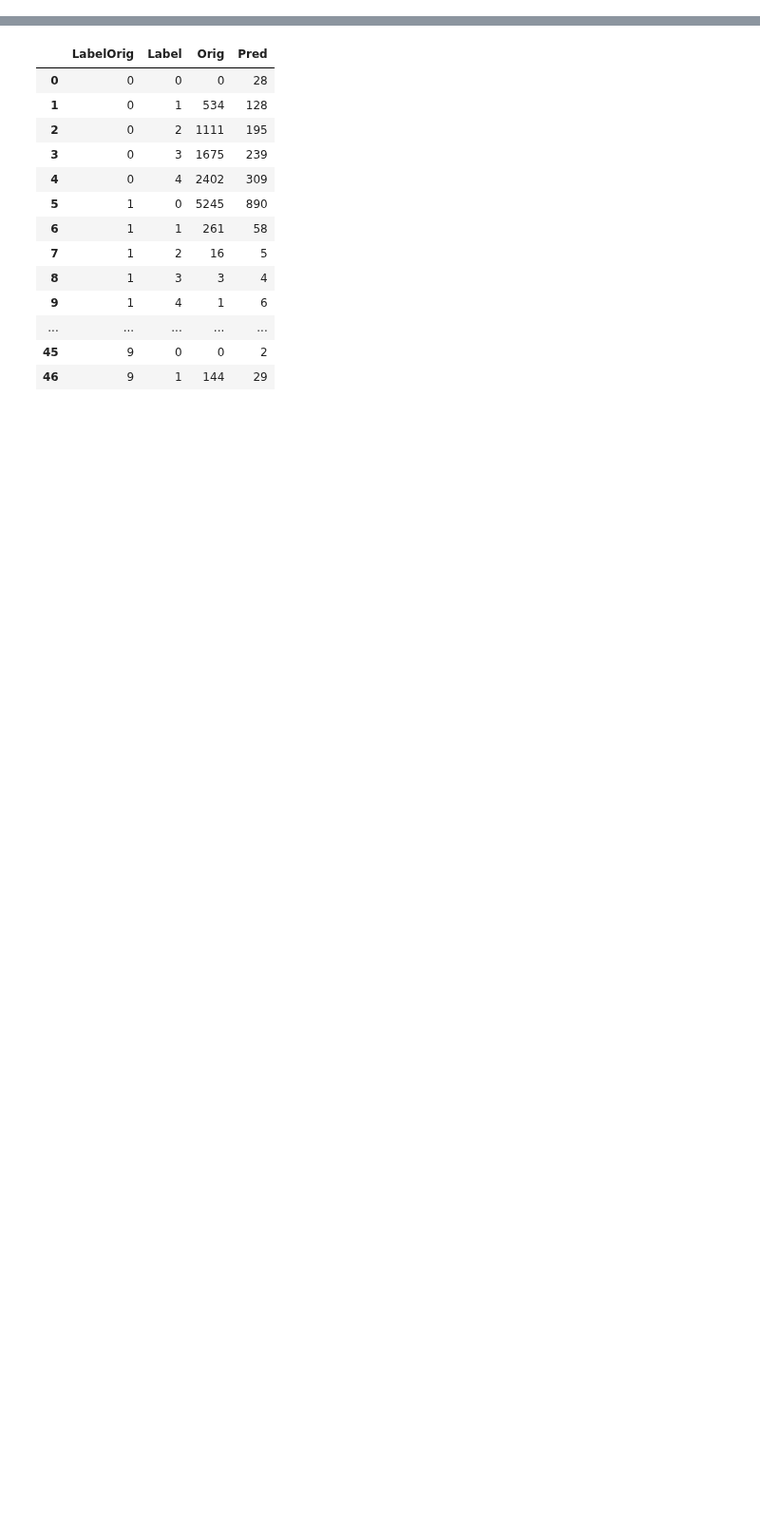
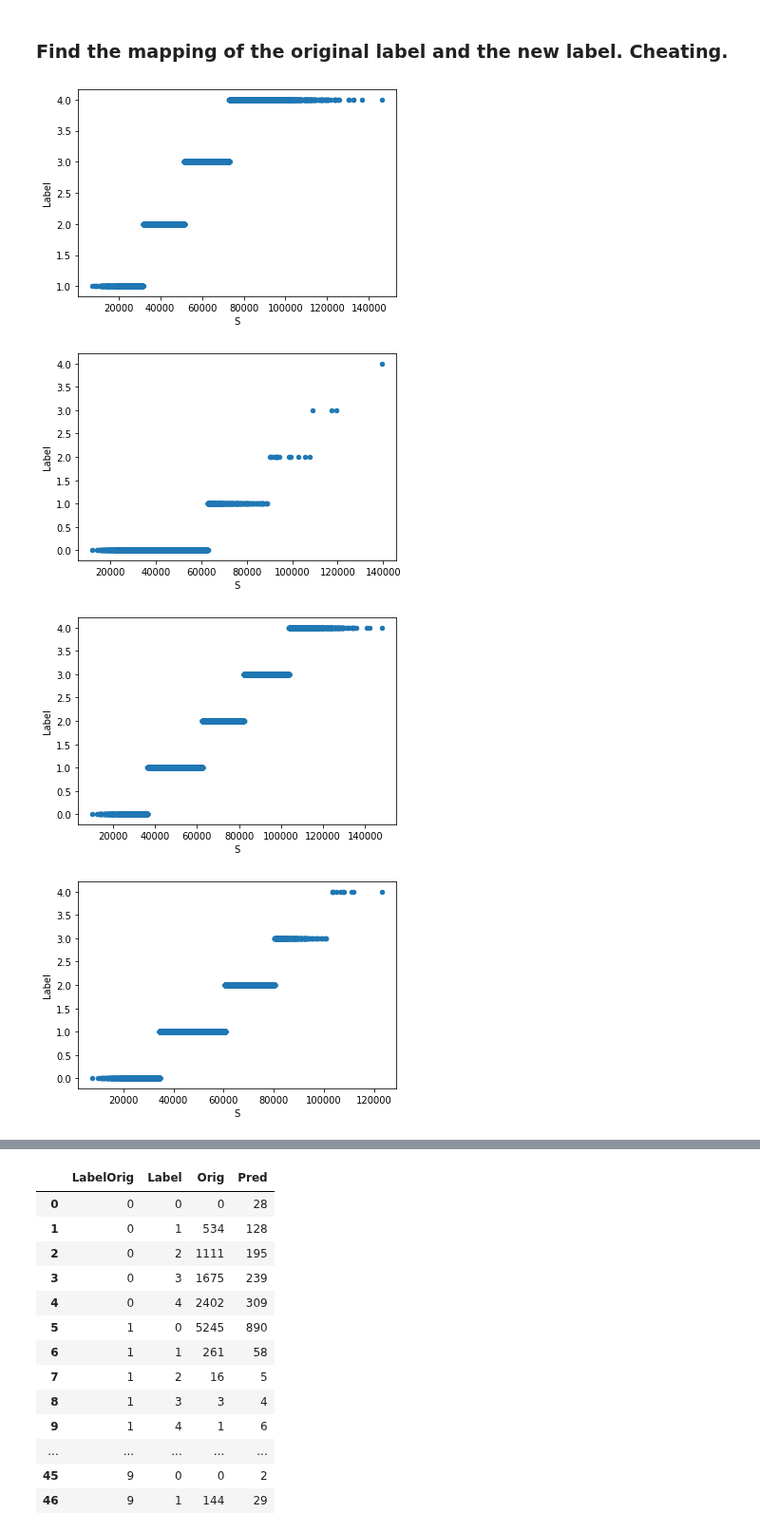
Before and after one commit to Tiankai-Jiang/ECE657A-A3, a Jupyter notebook: Cuckoos.ipynb, the cells around one changed output, grey strips where cells are left out. Shown at 95% size. Saved outputs shown, nothing was run; the diff lists cells and outputs as text; code cells hidden in the pictures; blank space fills up the shorter version.

```diff
--- a/Cuckoos.ipynb
+++ b/Cuckoos.ipynb
@@ -0,0 +1,27 @@
+# %% [markdown]
+### Find the mapping of the original label and the new label. Cheating.
+# %%
+import pandas as pd
+import matplotlib.pyplot as plt
+train = pd.merge(
+    pd.read_csv('./train.csv',  header=0, names=['Id', 'Label'] + [*range(1,785)]).drop(columns=['Id']).drop_duplicates(),
+    pd.read_csv('./orig.csv', header=0, names=['LabelOrig'] + [*range(1,785)]).drop_duplicates(),
+    how='inner', on=[*range(1,785)])
+train['S'] = train[[*range(1,785)]].sum(axis=1)
+train_value = train.drop([*range(1,785)], axis=1)
+
+test = pd.merge(
+    pd.read_csv('./testX.csv', header=0, names=['Id'] + [*range(1,785)]),
+    pd.read_csv('./orig.csv', header=0, names=['LabelOrig'] + [*range(1,785)]).drop_duplicates(),
+    how='inner', on=[*range(1,785)])
+predict = pd.read_csv('./results/CNNmanual1.csv')
+test['S'] = test[[*range(1,785)]].sum(axis=1)
+test['Label'] = ''
+# %%
+for i in range(10):
+    train_value.loc[train_value['LabelOrig']==i].plot.scatter(x = 'S', y = 'Label')
+# %% [output]
+[figure, added]
+[figure, added]
+[figure, added]
+[figure, added]
```
Also changed, not shown: parts of 6 cells of this notebook.
